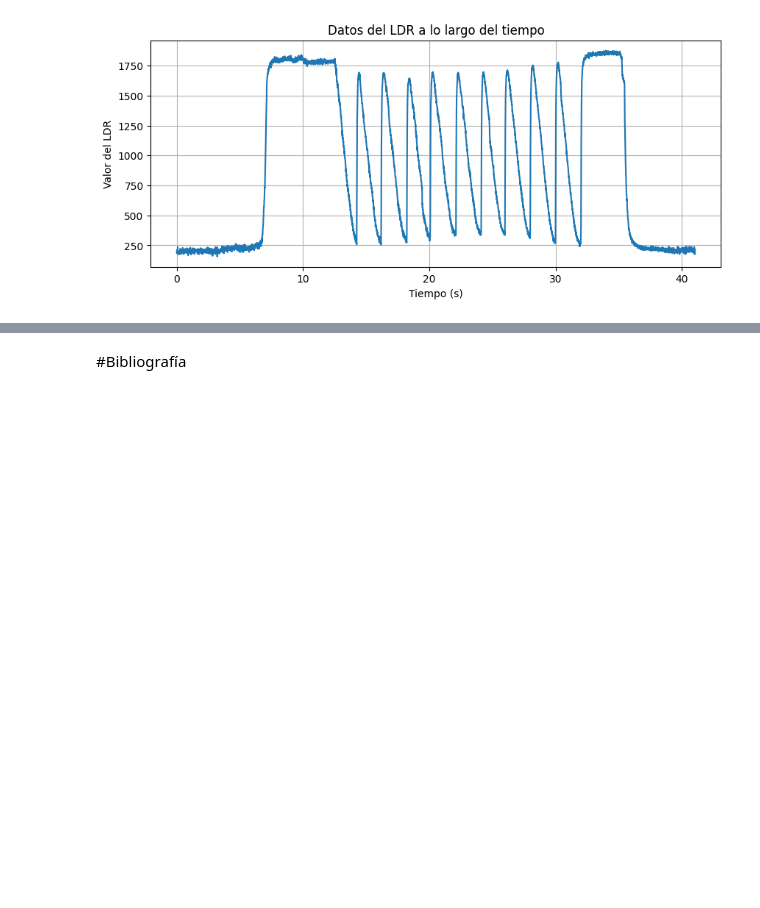
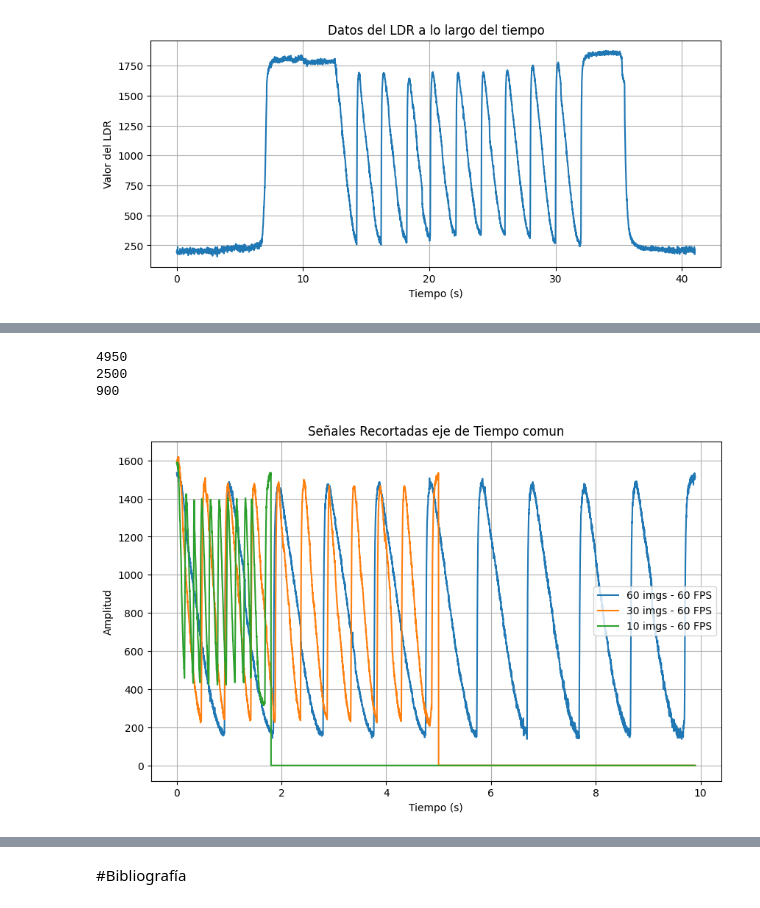
Before and after one commit to alex20022000/Signal_Processing_Project_Ciani-Dalle_Rive_Prieto, a Jupyter notebook: 01_Signal_Processing_Ciani+Dalle_Rive_Prieto.ipynb, the cells around one changed output, grey strips where cells are left out. Cells and saved outputs as stored; diff of their text form; code cells hidden in the pictures; blank space fills up the shorter version.

```diff
--- a/01_Signal_Processing_Ciani+Dalle_Rive_Prieto.ipynb
+++ b/01_Signal_Processing_Ciani+Dalle_Rive_Prieto.ipynb
@@ -419,0 +383,72 @@ fft(ldr_acot,
+# %%
+# Seniales a utilizar
+seniales_utiles = [ldr_fs500Hz_60imgs_60fps, ldr_fs500Hz_30imgs_60fps, ldr_fs500Hz_10imgs_60fps]
+
+# Frecuencia de muestreo
+fs = 500
+
+# Intervalo de tiempo
+delta_t = 1/fs
+
+"""# Graficar la señal
+plt.figure(figsize=(10, 4))
+plt.plot(seniales_utiles[2], label='LDR Signal')
+plt.title('Señal del LDR')
+plt.xlabel('Número de muestra')
+plt.ylabel('Amplitud')
+plt.legend()
+plt.grid(True)
+plt.show()"""
+
+# Recortamos en un determinado numero de muestra la señal
+
+seniales_utiles[0] = seniales_utiles[0][2000:6950]
+seniales_utiles[1] = seniales_utiles[1][2400:4900]
+seniales_utiles[2] = seniales_utiles[2][2000:2900]
+
+"""# Graficamos la senial recortada
+plt.figure(figsize=(10, 4))
+plt.plot(seniales_utiles[2], label='LDR Signal')
+plt.title('Señal del LDR')
+plt.xlabel('Número de muestra')
+plt.ylabel('Amplitud')
+plt.legend()
+plt.grid(True)
+plt.show()"""
+
+# Longitud seniales
+print(len(seniales_utiles[0]))
+print(len(seniales_utiles[1]))
+print(len(seniales_utiles[2]))
+
+# Array de tiempos correspondientes a cada senial
+t = np.arange(0, len(seniales_utiles[2])*delta_t, delta_t)
+
+# Encontrar la senial que posee mayor longitud
+max_length = max(len(seniales_utiles[0]), len(seniales_utiles[1]), len(seniales_utiles[2]))
+
+# Rellenamos las señales más cortas con ceros
+seniales_utiles[0] = np.pad(seniales_utiles[0], (0, max_length - len(seniales_utiles[0])), 'constant')
+seniales_utiles[1] = np.pad(seniales_utiles[1], (0, max_length - len(seniales_utiles[1])), 'constant')
+seniales_utiles[2] = np.pad(seniales_utiles[2], (0, max_length - len(seniales_utiles[2])), 'constant')
+
+t = np.arange(0, max_length * delta_t, delta_t)
+
+# Graficar las señales en un solo gráfico
+plt.figure(figsize=(10, 6))
+plt.plot(t, seniales_utiles[0], label='60 imgs - 60 FPS')
+plt.plot(t, seniales_utiles[1], label='30 imgs - 60 FPS')
+plt.plot(t, seniales_utiles[2], label='10 imgs - 60 FPS')
+
+# Etiquetas y leyendas
+plt.title('Señales Recortadas eje de Tiempo comun')
+plt.xlabel('Tiempo (s)')
+plt.ylabel('Amplitud')
+plt.legend()
+plt.grid(True)
+plt.show()
+# %% [output]
+4950
+2500
+900
+[figure, added]
```
Also changed, not shown: parts of 28 cells of this notebook.
